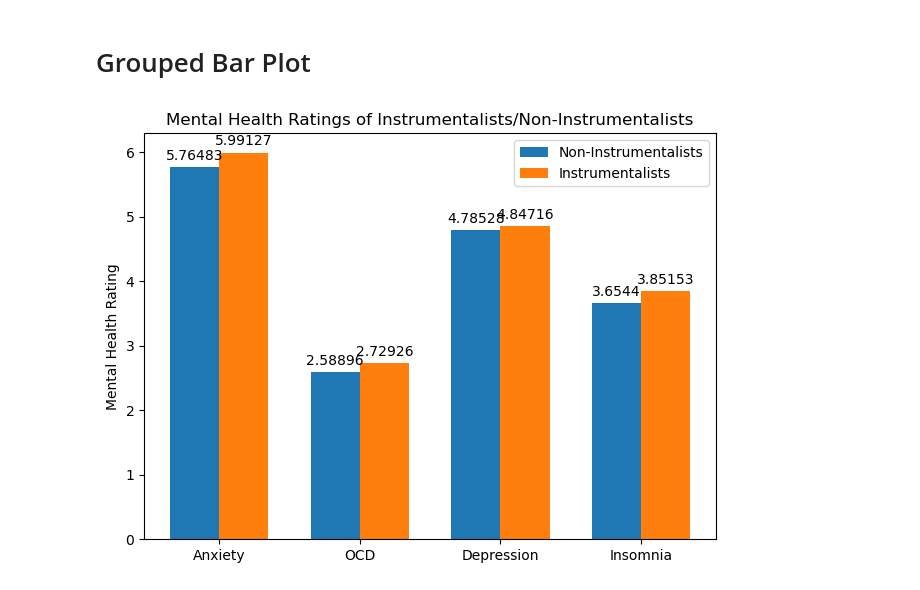
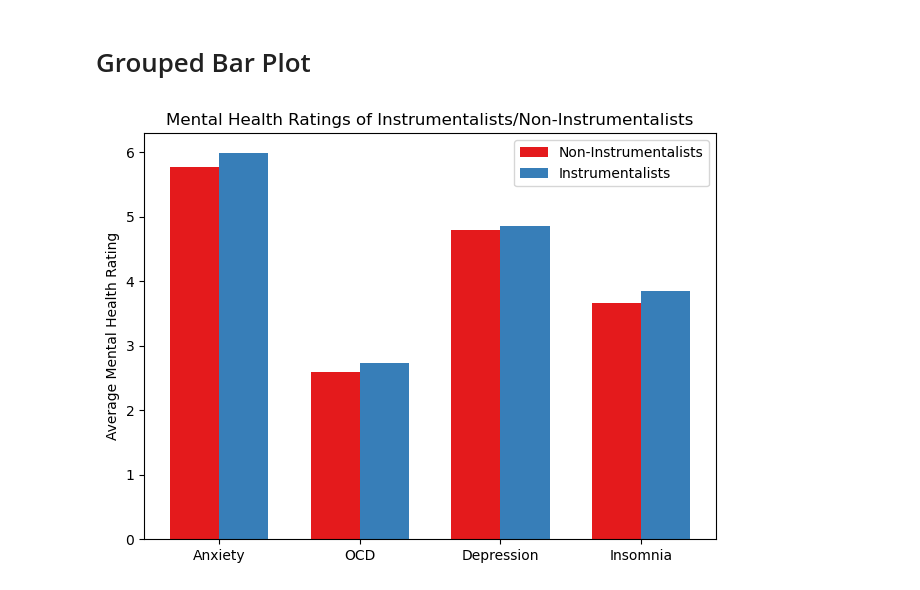
Before and after one commit to cameronchafin/chum_bucket_supreme, a Jupyter notebook: working_separatley.ipynb, the cells around one changed output. Drawn from its saved outputs; the diff is of its cells as text; code cells hidden in the pictures.

Commit message:
composer chart

```diff
--- a/working_separatley.ipynb
+++ b/working_separatley.ipynb
@@ -78,44 +78,34 @@ mean_instrumentalist_OCD = mean(instrumentalist_OCD)
 
 #depression data
 non_instrumentalist_depression = df_no["Depression"].tolist()
 instrumentalist_depression = df_yes["Depression"].tolist()
 mean_non_instrumentalist_depression = mean(non_instrumentalist_depression)
 mean_instrumentalist_depression = mean(instrumentalist_depression)
 
 #Insomnia data
 non_instrumentalist_insomnia = df_no["Insomnia"].tolist()
 instrumentalist_insomnia = df_yes["Insomnia"].tolist()
 mean_non_instrumentalist_insomnia = mean(non_instrumentalist_insomnia)
 mean_instrumentalist_insomnia = mean(instrumentalist_insomnia)
 
 labels = ["Anxiety", "OCD", "Depression", "Insomnia"]
 yes_means = [mean_instrumentalist_anxiety, mean_instrumentalist_OCD, mean_instrumentalist_depression, mean_instrumentalist_insomnia]
 no_means = [mean_non_instrumentalist_anxiety, mean_non_instrumentalist_OCD, mean_non_instrumentalist_depression, mean_non_instrumentalist_insomnia]
 
 x = np.arange(len(labels))
 width = 0.35
 
 fig, ax = plt.subplots()
-rects1 = ax.bar(x - width/2, no_means, width, label='Non-Instrumentalists')
-rects2 = ax.bar(x + width/2, yes_means, width, label='Instrumentalists')
+rects1 = ax.bar(x - width/2, no_means, width, label='Non-Instrumentalists', color="#e41a1c")  # color blind friendly red
+rects2 = ax.bar(x + width/2, yes_means, width, label='Instrumentalists', color="#377eb8")  # color blind friendly blue
 
-ax.set_ylabel('Mental Health Rating')
+ax.set_ylabel('Average Mental Health Rating')
 ax.set_title('Mental Health Ratings of Instrumentalists/Non-Instrumentalists')
 ax.set_xticks(x, labels)
 ax.legend()
 
-ax.bar_label(rects1, padding=3)
-ax.bar_label(rects2, padding=3)
-
 fig.tight_layout()
 
 plt.show()
-
-
-# plt.bar("No", mean_non_instrumentalist_anxiety)
-# plt.bar("Yes", mean_instrumentalist_anxiety)
-# plt.bar("No", mean_non_instrumentalist_OCD)
-# plt.bar("Yes", mean_instrumentalist_OCD)
-# plt
 # %% [output]
-[figure, old version]
+[figure, new version]
```
Also changed, not shown: parts of 1 cell of this notebook.
